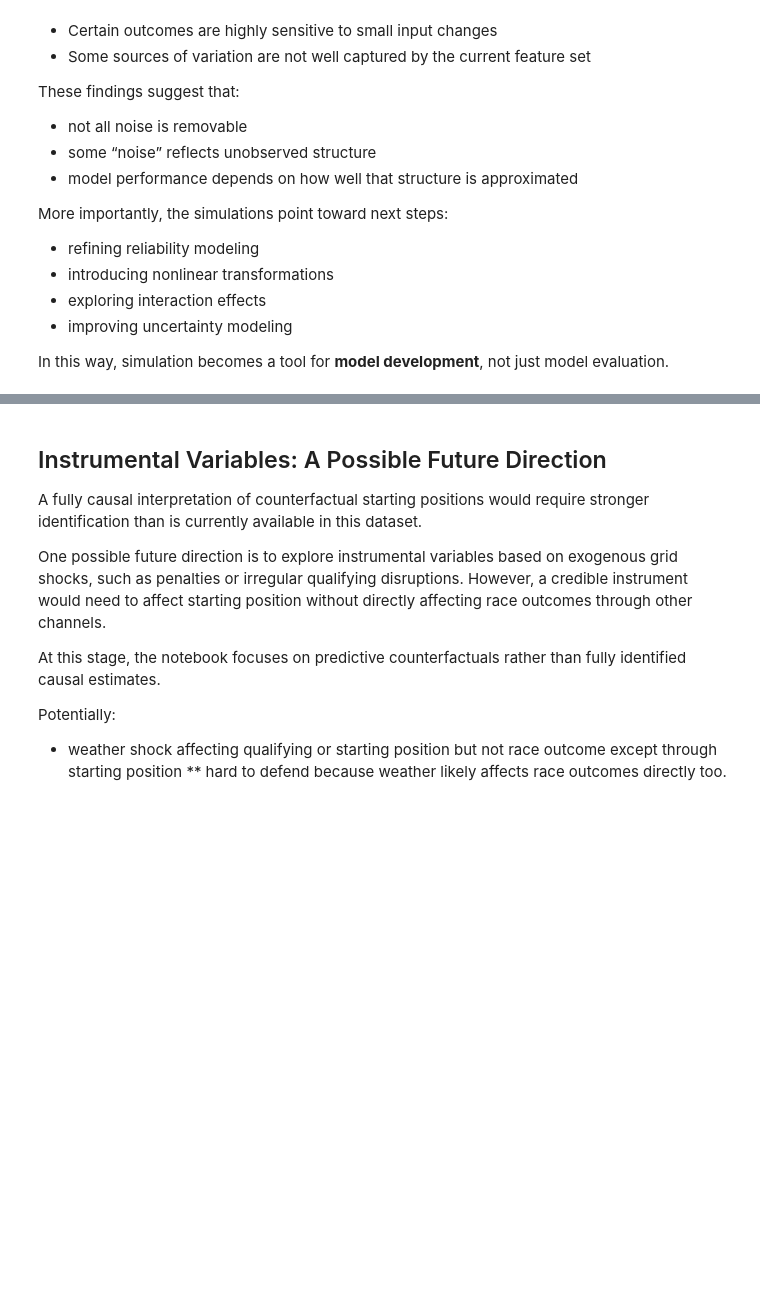
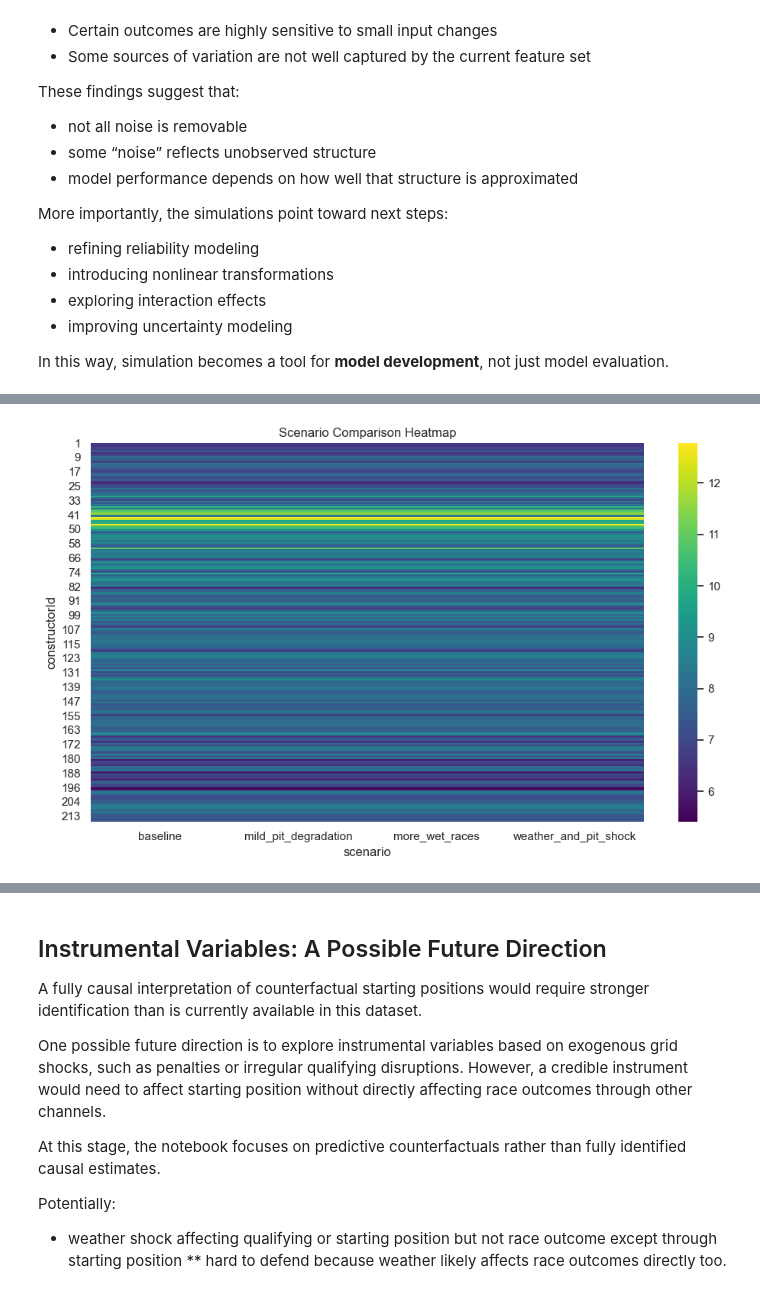
Before and after one commit to blackpaigestone/f1-worldchamp, a Jupyter notebook: 07_simulation_and_counterfactuals.ipynb, the cells around one changed output, grey strips where cells are left out. Saved outputs shown, nothing was run; the diff lists cells and outputs as text; code cells hidden in the pictures; blank space fills up the shorter version.

```diff
--- a/07_simulation_and_counterfactuals.ipynb
+++ b/07_simulation_and_counterfactuals.ipynb
@@ -202,0 +677,30 @@ This section is particularly useful for identifying:
+# %%
+shock_scenarios = [
+    {"scenario": "baseline", "weather_delta": 0.0, "pit_penalty": 0.0},
+    {"scenario": "more_wet_races", "weather_delta": 0.15, "pit_penalty": 0.0},
+    {"scenario": "mild_pit_degradation", "weather_delta": 0.0, "pit_penalty": 0.10},
+    {"scenario": "weather_and_pit_shock", "weather_delta": 0.15, "pit_penalty": 0.20}
+]
+# %%
+shock_results = []
+
+for target_name in TARGET_SPECS:
+    for dataset_name, feature_set in DATASET_FEATURES.items():
+        for model_name in MODEL_REGISTRY[dataset_name]:
+            subset = simulation_base[
+                (simulation_base["target"] == target_name) &
+                (simulation_base["dataset"] == dataset_name) &
+                (simulation_base["model"] == model_name)
+            ].copy()
+
+            for s in shock_scenarios:
+                shocked = apply_weather_pit_shock(
+                    subset,
+                    weather_delta=s["weather_delta"],
+                    pit_penalty=s["pit_penalty"]
+                )
+                shocked["scenario"] = s["scenario"]
+                shock_results.append(shocked)
+
+shock_df = pd.concat(shock_results, ignore_index=True)
+shock_df.head()
@@ -227,0 +818,15 @@ In this way, simulation becomes a tool for **model development**, not just model
+# %%
+heatmap_df = (
+    shock_df
+    .groupby(["scenario", "constructorId"], as_index=False)
+    .agg(avg_pred=("pred", "mean"))
+    .pivot(index="constructorId", columns="scenario", values="avg_pred")
+)
+
+plt.figure(figsize=(10, 6))
+sns.heatmap(heatmap_df, annot=False, cmap="viridis")
+plt.title("Scenario Comparison Heatmap")
+plt.tight_layout()
+plt.show()
+# %% [output]
+[figure, added]
```
Also changed, not shown: parts of 29 cells of this notebook.
